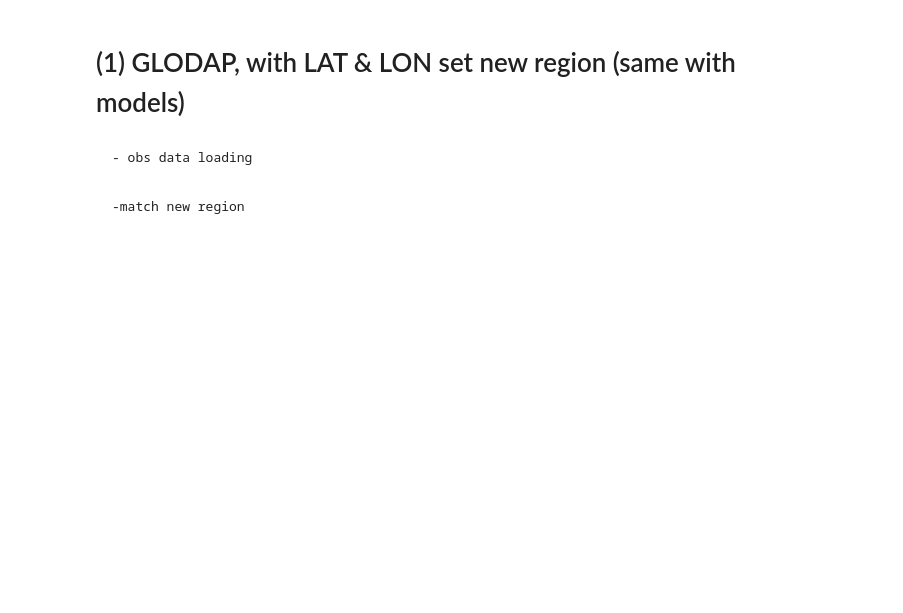
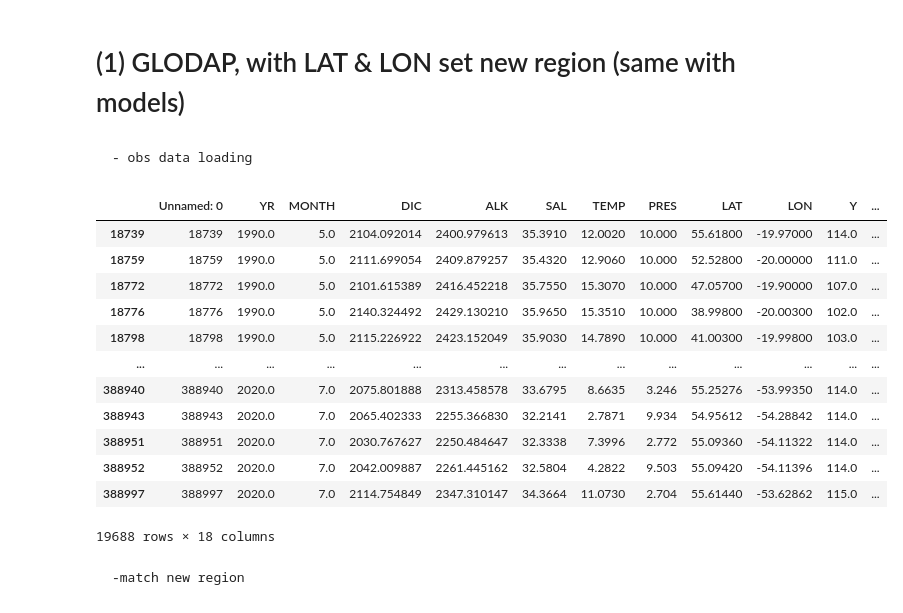
Before and after one commit to biu23/Carbonate_Chemistry_Models, a Jupyter notebook: test_script/obs_mld_region_compare.ipynb, the cells around one changed output. Saved outputs shown, nothing was run; the diff lists cells and outputs as text; code cells hidden in the pictures; blank space fills up the shorter version.

```diff
--- a/test_script/obs_mld_region_compare.ipynb
+++ b/test_script/obs_mld_region_compare.ipynb
@@ -110,7 +111,22 @@ df = pd.read_csv('/gpfs/home/mep22dku/scratch/SOZONE/evalOutput/datasets/GLODAPv
 # %%
 # filter 1990-2020
 df = df[(df.YR > 1989) & (df.YR < 2021)]
-# df
+df = df[df.PRES <= 10]
+df
+# %% [output]
+|  | Unnamed: 0 | YR | MONTH | DIC | ALK | SAL | TEMP | PRES | LAT | LON | Y | ... |
+| 18739 | 18739 | 1990.0 | 5.0 | 2104.092014 | 2400.979613 | 35.3910 | 12.0020 | 10.000 | 55.61800 | -19.97000 | 114.0 | ... |
+| 18759 | 18759 | 1990.0 | 5.0 | 2111.699054 | 2409.879257 | 35.4320 | 12.9060 | 10.000 | 52.52800 | -20.00000 | 111.0 | ... |
+| 18772 | 18772 | 1990.0 | 5.0 | 2101.615389 | 2416.452218 | 35.7550 | 15.3070 | 10.000 | 47.05700 | -19.90000 | 107.0 | ... |
+| 18776 | 18776 | 1990.0 | 5.0 | 2140.324492 | 2429.130210 | 35.9650 | 15.3510 | 10.000 | 38.99800 | -20.00300 | 102.0 | ... |
+| 18798 | 18798 | 1990.0 | 5.0 | 2115.226922 | 2423.152049 | 35.9030 | 14.7890 | 10.000 | 41.00300 | -19.99800 | 103.0 | ... |
+| ... | ... | ... | ... | ... | ... | ... | ... | ... | ... | ... | ... | ... |
+| 388940 | 388940 | 2020.0 | 7.0 | 2075.801888 | 2313.458578 | 33.6795 | 8.6635 | 3.246 | 55.25276 | -53.99350 | 114.0 | ... |
+| 388943 | 388943 | 2020.0 | 7.0 | 2065.402333 | 2255.366830 | 32.2141 | 2.7871 | 9.934 | 54.95612 | -54.28842 | 114.0 | ... |
+| 388951 | 388951 | 2020.0 | 7.0 | 2030.767627 | 2250.484647 | 32.3338 | 7.3996 | 2.772 | 55.09360 | -54.11322 | 114.0 | ... |
+| 388952 | 388952 | 2020.0 | 7.0 | 2042.009887 | 2261.445162 | 32.5804 | 4.2822 | 9.503 | 55.09420 | -54.11396 | 114.0 | ... |
+| 388997 | 388997 | 2020.0 | 7.0 | 2114.754849 | 2347.310147 | 34.3664 | 11.0730 | 2.704 | 55.61440 | -53.62862 | 115.0 | ... |
+19688 rows × 18 columns
 # %%
 tDIC = np.array(df['DIC'][:])
 tALK = np.array(df['ALK'][:])
```
Also changed, not shown: parts of 3 cells of this notebook.
